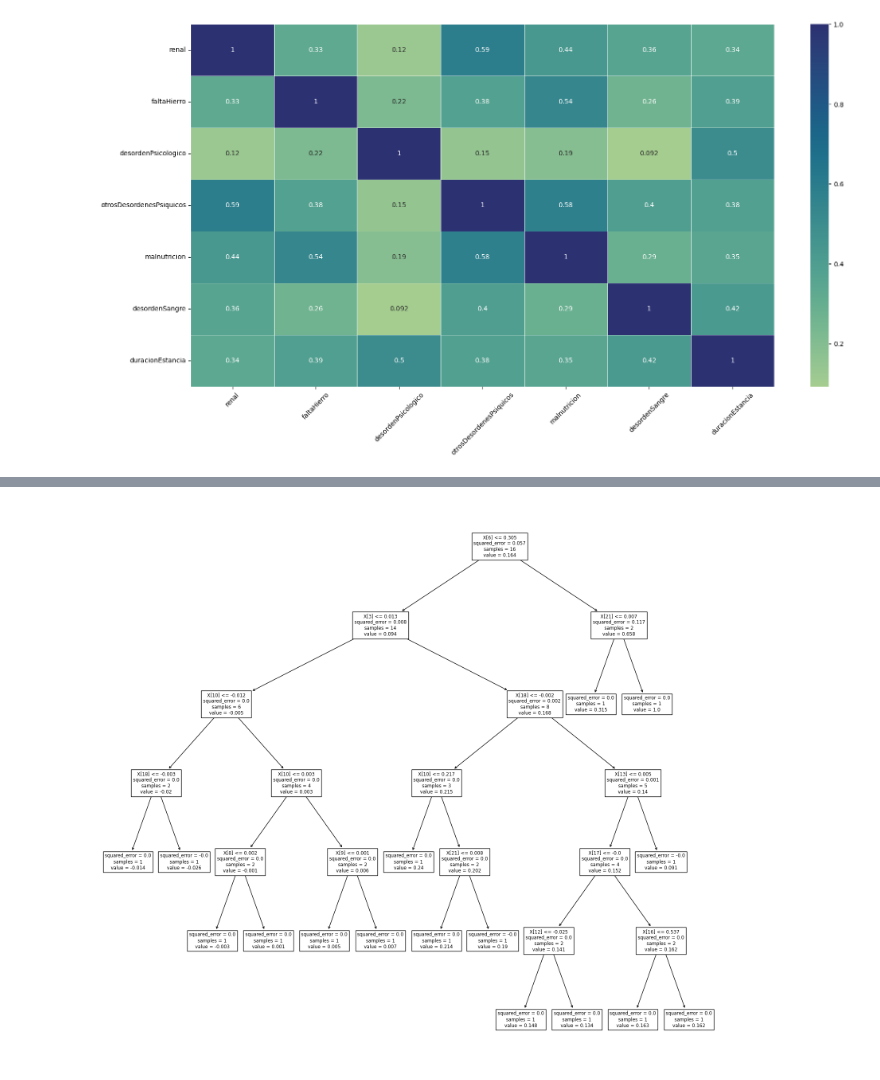
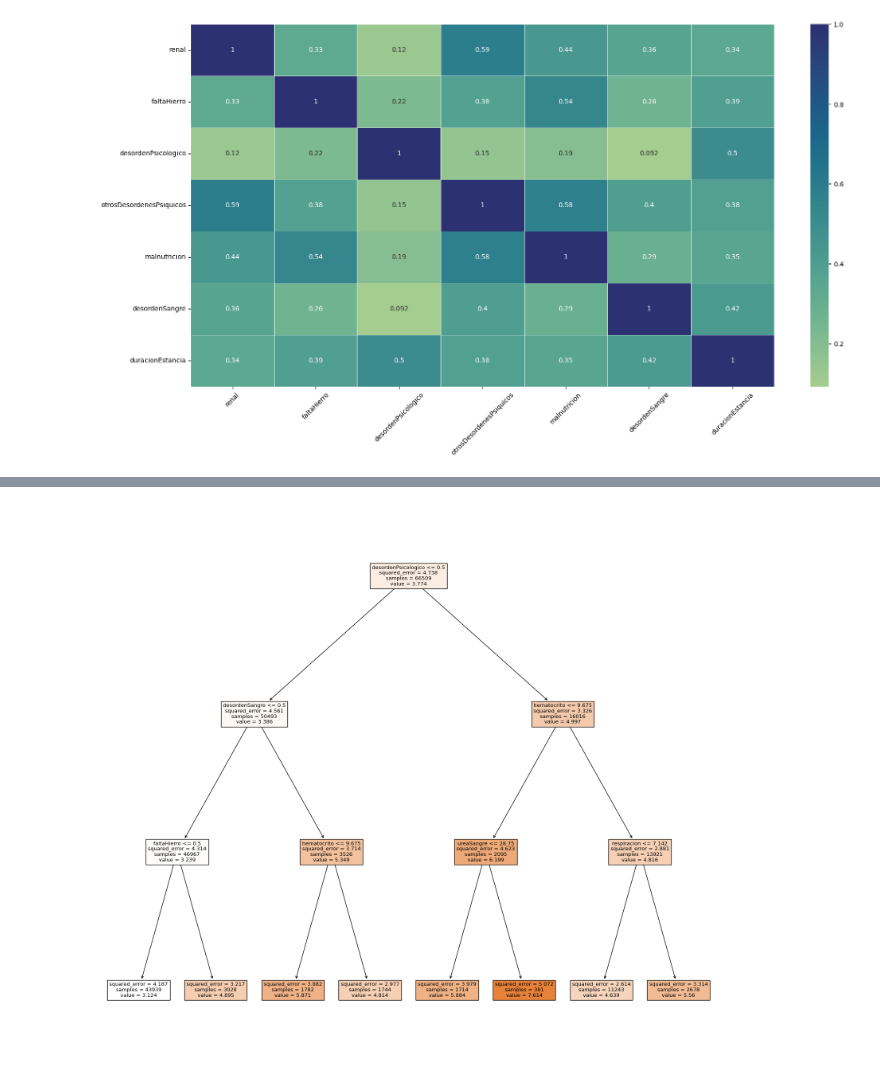
Before and after one commit to Marcelo-A-Martinez/Proyecto_ComplementarioI---Martinez-Marcelo-Adri-n, a Jupyter notebook: Proyecto_ComplementarioI- Martinez Marcelo Adrián.ipynb, the cells around one changed output, grey strips where cells are left out. Cells and saved outputs as stored; diff of their text form; code cells hidden in the pictures.

```diff
--- a/Proyecto_ComplementarioI- Martinez Marcelo Adrián.ipynb
+++ b/Proyecto_ComplementarioI- Martinez Marcelo Adrián.ipynb
@@ -504,12 +583,0 @@ y_test_pred = modelo.predict(X_test)
-# %%
-# ENTRENAMIENTO DEL MODELO
-
-fig = plt.figure(figsize=(20, 18))
-
-modelo = modelo.fit(X_train, y_train)
-
-tree.plot_tree(modelo)
-
-plt.show()
-# %% [output]
-[figure, removed]
@@ -521,0 +588,10 @@ y_test_pred_tree = modelo.predict(X_test)
+# %%
+# VISUALIZACIÓN DEL ENTRENAMIENTO DEL MODELO
+fig = plt.figure(figsize=(20, 18))
+
+tree.plot_tree(modelo, feature_names= list(X.columns.values),
+                        class_names=list(y.values), filled=True)
+
+plt.show()
+# %% [output]
+[figure, added]
```
Also changed, not shown: parts of 28 cells of this notebook.
